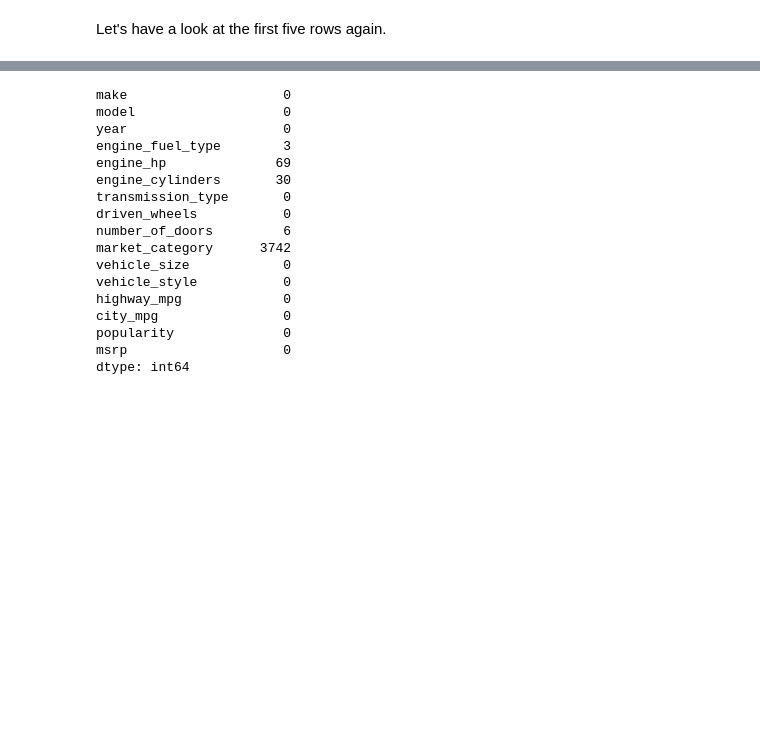
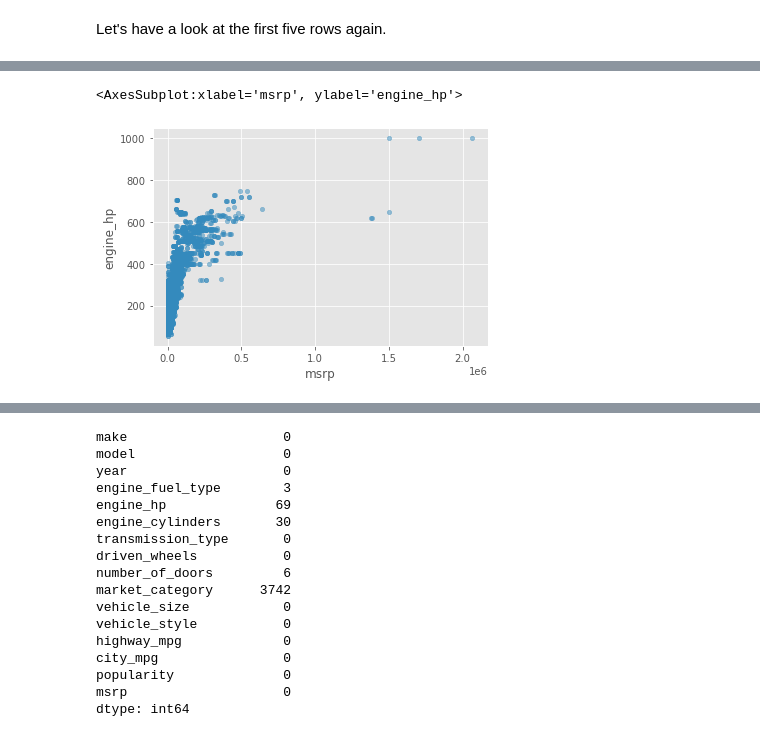
Before and after one commit to bertanulusoy/ml-learning, a Jupyter notebook: car-price-prediction-project/CooperUnionCarPricePredict.ipynb, the cells around one changed output, grey strips where cells are left out. Cells and saved outputs as stored; diff of their text form; code cells hidden in the pictures; blank space fills up the shorter version.

```diff
--- a/car-price-prediction-project/CooperUnionCarPricePredict.ipynb
+++ b/car-price-prediction-project/CooperUnionCarPricePredict.ipynb
@@ -150,0 +219,5 @@ large peak in lower prices, but the model can deal with it more easily.
+# %%
+df.plot(kind="scatter", x="msrp", y="engine_hp", alpha=0.5)
+# %% [output]
+<AxesSubplot:xlabel='msrp', ylabel='engine_hp'>
+[figure, added]
```
Also changed, not shown: parts of 191 cells of this notebook.
